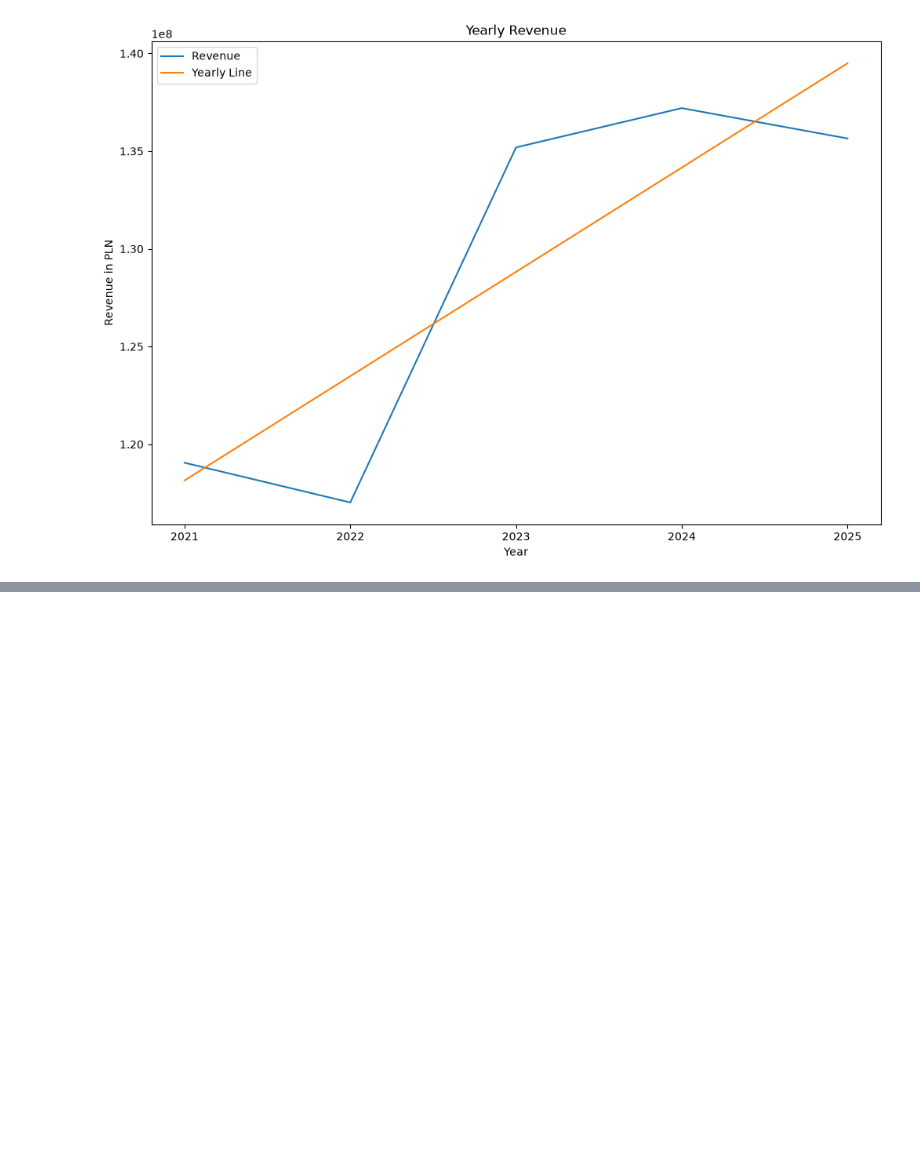
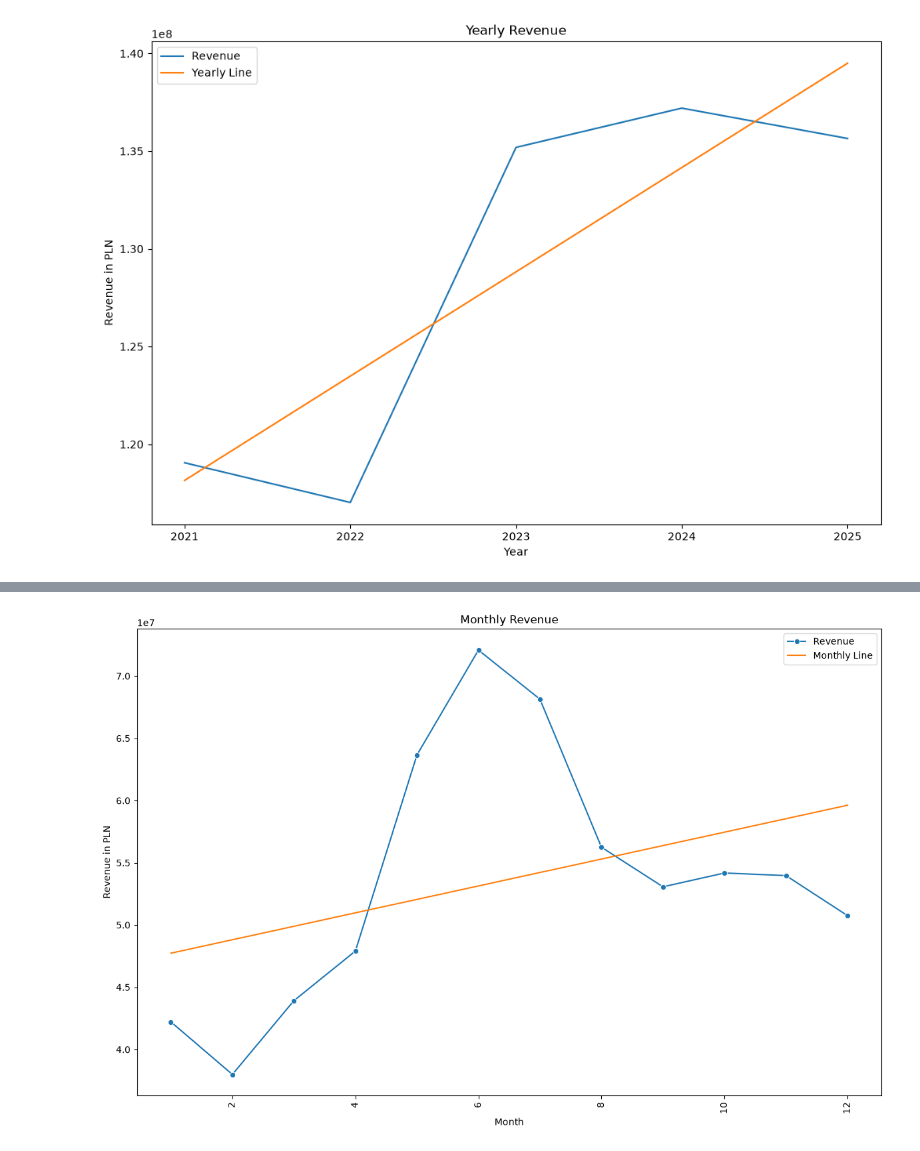
Before and after one commit to Grzegosh/sku_prediction, a Jupyter notebook: EDA.ipynb, the cells around one changed output, grey strips where cells are left out. Cells and saved outputs as stored; diff of their text form; code cells hidden in the pictures; blank space fills up the shorter version.

```diff
--- a/EDA.ipynb
+++ b/EDA.ipynb
@@ -144,0 +203,25 @@ Text(0.5, 0, 'Year')
+# %%
+month_lvl = fact_sales_agg_daily_calendar.groupby(
+    'month'
+)['revenue'].sum().reset_index()
+
+month_lvl['_len'] = np.arange(len(month_lvl))
+month_slope, month_intercept = calculate_slope_and_intercept(
+    month_lvl,
+    x='_len',
+    y = 'revenue'
+)
+
+monthly_line = month_slope * month_lvl['_len'] + month_intercept
+
+plt.figure(figsize=(12,8))
+ax = sns.lineplot(month_lvl, x='month', y='revenue', label = "Revenue", marker='o')
+plt.plot(month_lvl['month'], monthly_line, label="Monthly Line")
+plt.legend();
+plt.title("Monthly Revenue");
+plt.ylabel("Revenue in PLN");
+plt.xlabel("Month")
+plt.xticks(rotation = 90)
+plt.tight_layout()
+# %% [output]
+[figure, added]
```
Also changed, not shown: parts of 9 cells of this notebook.
